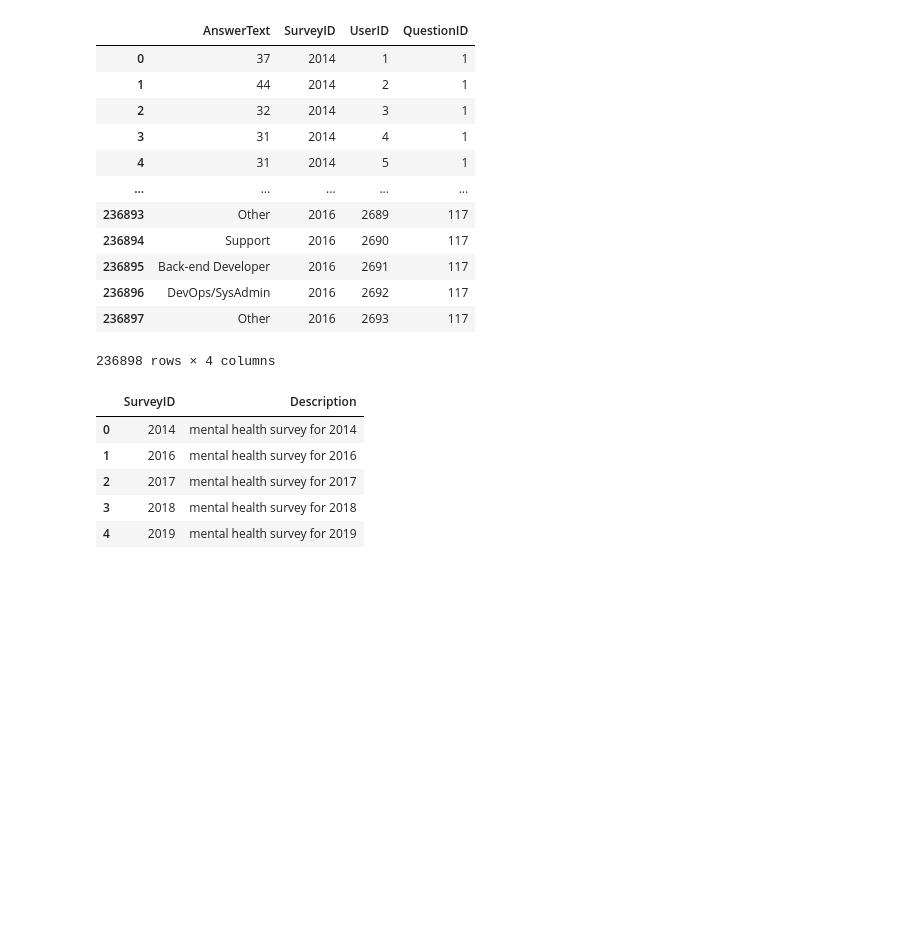
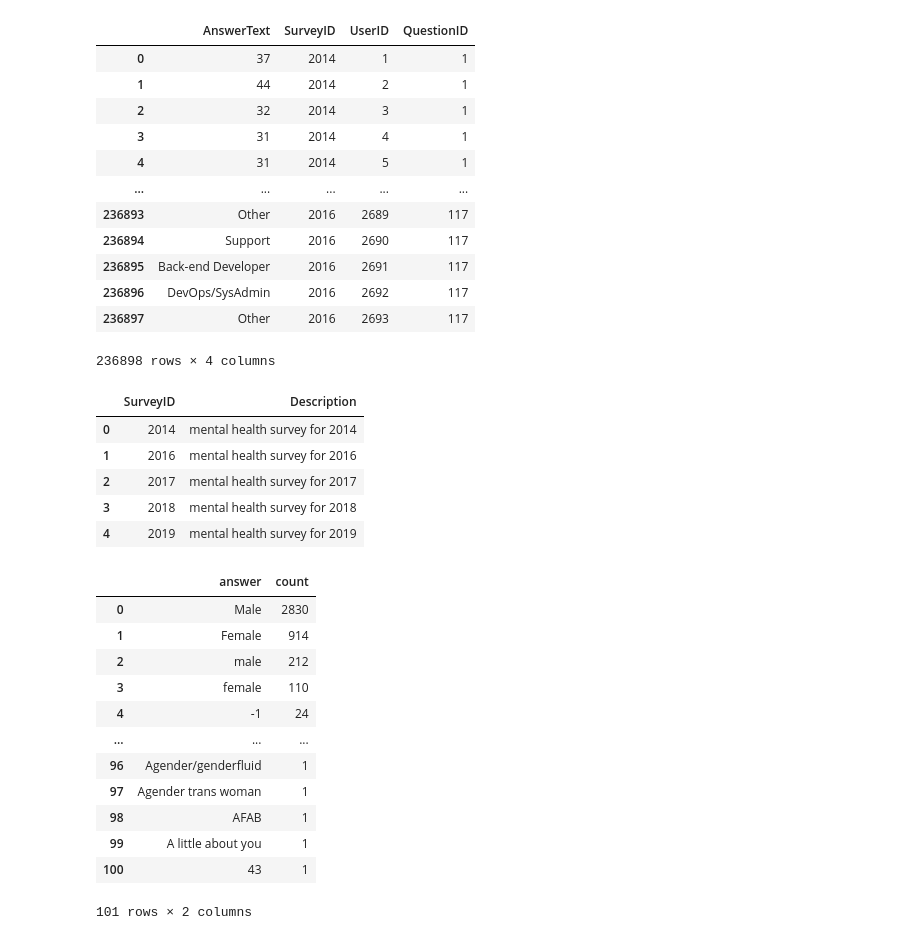
Before and after one commit to Djohnson1313/mental_health_sql, a Jupyter notebook: mental_health_analysis.ipynb, the cells around one changed output. Saved outputs shown, nothing was run; the diff lists cells and outputs as text; code cells hidden in the pictures; blank space fills up the shorter version.

```diff
--- a/mental_health_analysis.ipynb
+++ b/mental_health_analysis.ipynb
@@ -77,3 +77,27 @@ from Survey;
 | 2 | 2017 | mental health survey for 2017 |
 | 3 | 2018 | mental health survey for 2018 |
 | 4 | 2019 | mental health survey for 2019 |
+# %%
+pd.read_sql('''
+select answertext as answer, count(*) as count
+from answer as a
+left join question as q
+on a.questionid = q.questionid
+where questiontext = 'What is your gender?'
+group by a.answertext
+order by count desc
+''',conn)
+# %% [output]
+|  | answer | count |
+| 0 | Male | 2830 |
+| 1 | Female | 914 |
+| 2 | male | 212 |
+| 3 | female | 110 |
+| 4 | -1 | 24 |
+| ... | ... | ... |
+| 96 | Agender/genderfluid | 1 |
+| 97 | Agender trans woman | 1 |
+| 98 | AFAB | 1 |
+| 99 | A little about you | 1 |
+| 100 | 43 | 1 |
+101 rows × 2 columns
```
Also changed, not shown: parts of 1 cell of this notebook.
